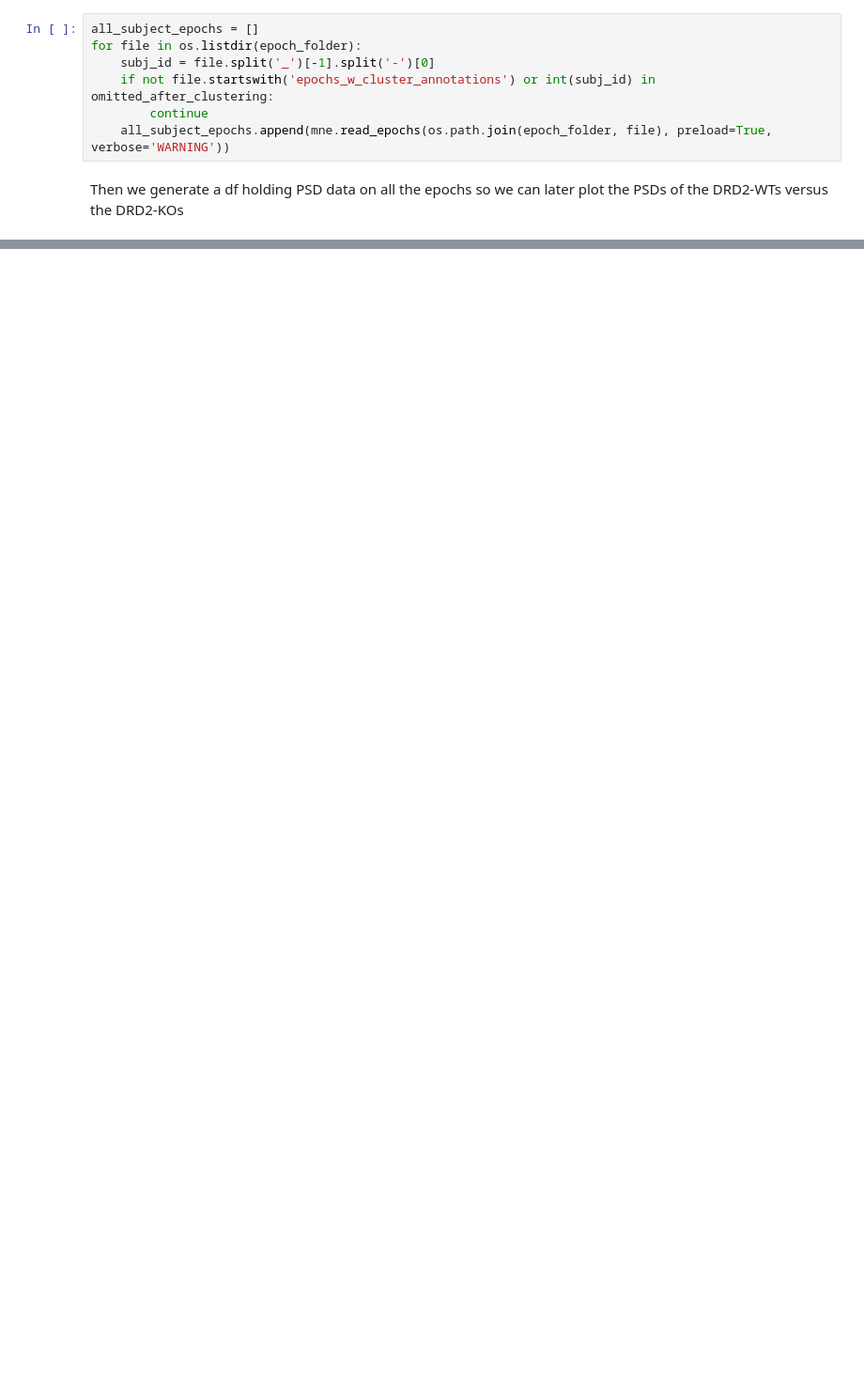
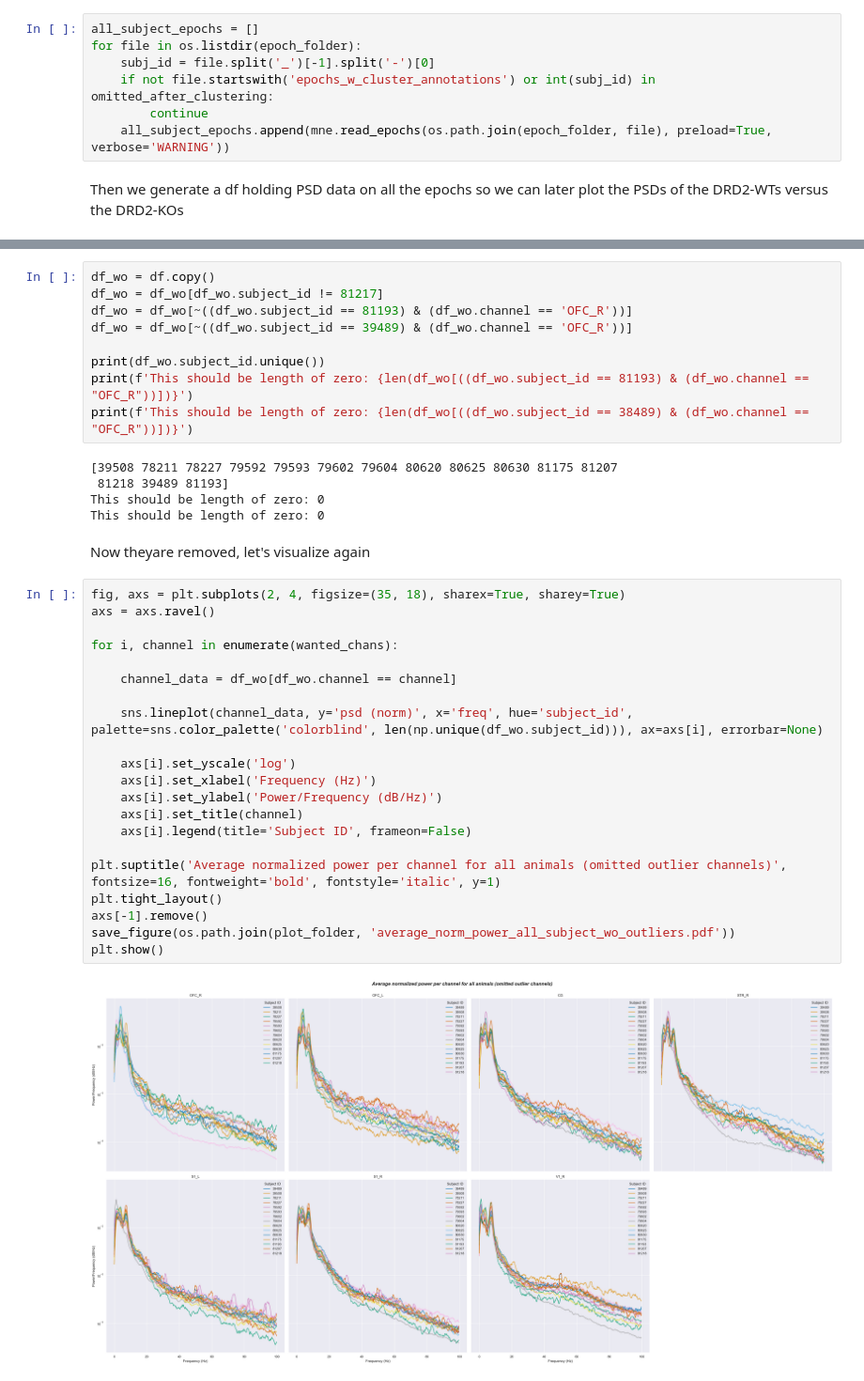
Before and after one commit to olledejong/rp2, a Jupyter notebook: resting_state/rest_epoch_analysis/rest_psd_analysis.ipynb, the cells around one changed output, grey strips where cells are left out. Shown at 94% size. Drawn from its saved outputs; the diff is of its cells as text; blank space fills up the shorter version.

```diff
--- a/resting_state/rest_epoch_analysis/rest_psd_analysis.ipynb
+++ b/resting_state/rest_epoch_analysis/rest_psd_analysis.ipynb
@@ -217,0 +256,39 @@ Let's plot the average absolute and normalized PSDs per channel
+# %%
+df_wo = df.copy()
+df_wo = df_wo[df_wo.subject_id != 81217]
+df_wo = df_wo[~((df_wo.subject_id == 81193) & (df_wo.channel == 'OFC_R'))]
+df_wo = df_wo[~((df_wo.subject_id == 39489) & (df_wo.channel == 'OFC_R'))]
+
+print(df_wo.subject_id.unique())
+print(f'This should be length of zero: {len(df_wo[((df_wo.subject_id == 81193) & (df_wo.channel == "OFC_R"))])}')
+print(f'This should be length of zero: {len(df_wo[((df_wo.subject_id == 38489) & (df_wo.channel == "OFC_R"))])}')
+# %% [output]
+[39508 78211 78227 79592 79593 79602 79604 80620 80625 80630 81175 81207
+ 81218 39489 81193]
+This should be length of zero: 0
+This should be length of zero: 0
+# %% [markdown]
+Now theyare removed, let's visualize again
+# %%
+fig, axs = plt.subplots(2, 4, figsize=(35, 18), sharex=True, sharey=True)
+axs = axs.ravel()
+
+for i, channel in enumerate(wanted_chans):
+
+    channel_data = df_wo[df_wo.channel == channel]
+
+    sns.lineplot(channel_data, y='psd (norm)', x='freq', hue='subject_id', palette=sns.color_palette('colorblind', len(np.unique(df_wo.subject_id))), ax=axs[i], errorbar=None)
+
+    axs[i].set_yscale('log')
+    axs[i].set_xlabel('Frequency (Hz)')
+    axs[i].set_ylabel('Power/Frequency (dB/Hz)')
+    axs[i].set_title(channel)
+    axs[i].legend(title='Subject ID', frameon=False)
+
+plt.suptitle('Average normalized power per channel for all animals (omitted outlier channels)', fontsize=16, fontweight='bold', fontstyle='italic', y=1)
+plt.tight_layout()
+axs[-1].remove()
+save_figure(os.path.join(plot_folder, 'average_norm_power_all_subject_wo_outliers.pdf'))
+plt.show()
+# %% [output]
+[figure, added]
```
Also changed, not shown: parts of 30 cells of this notebook, 1 other file.
